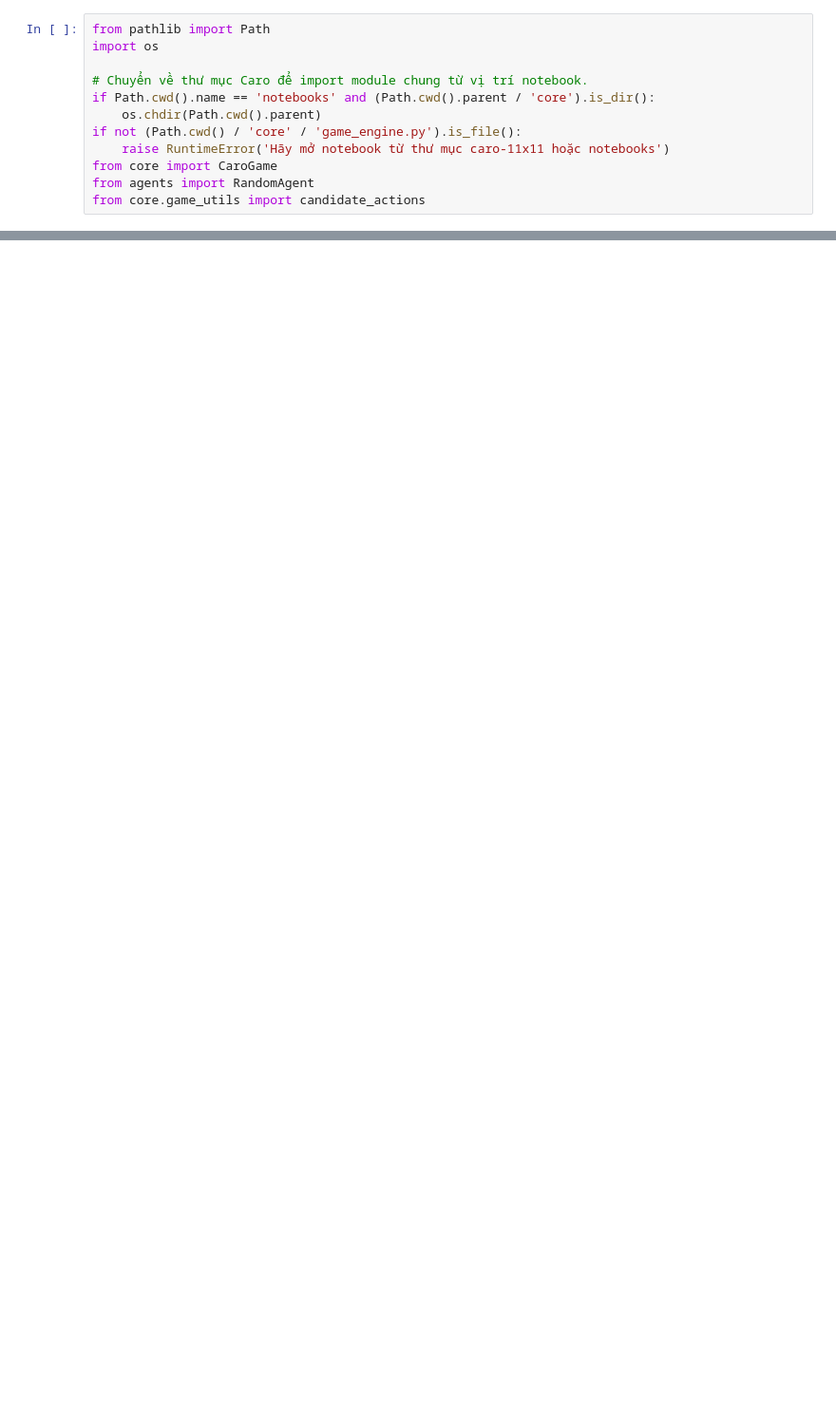
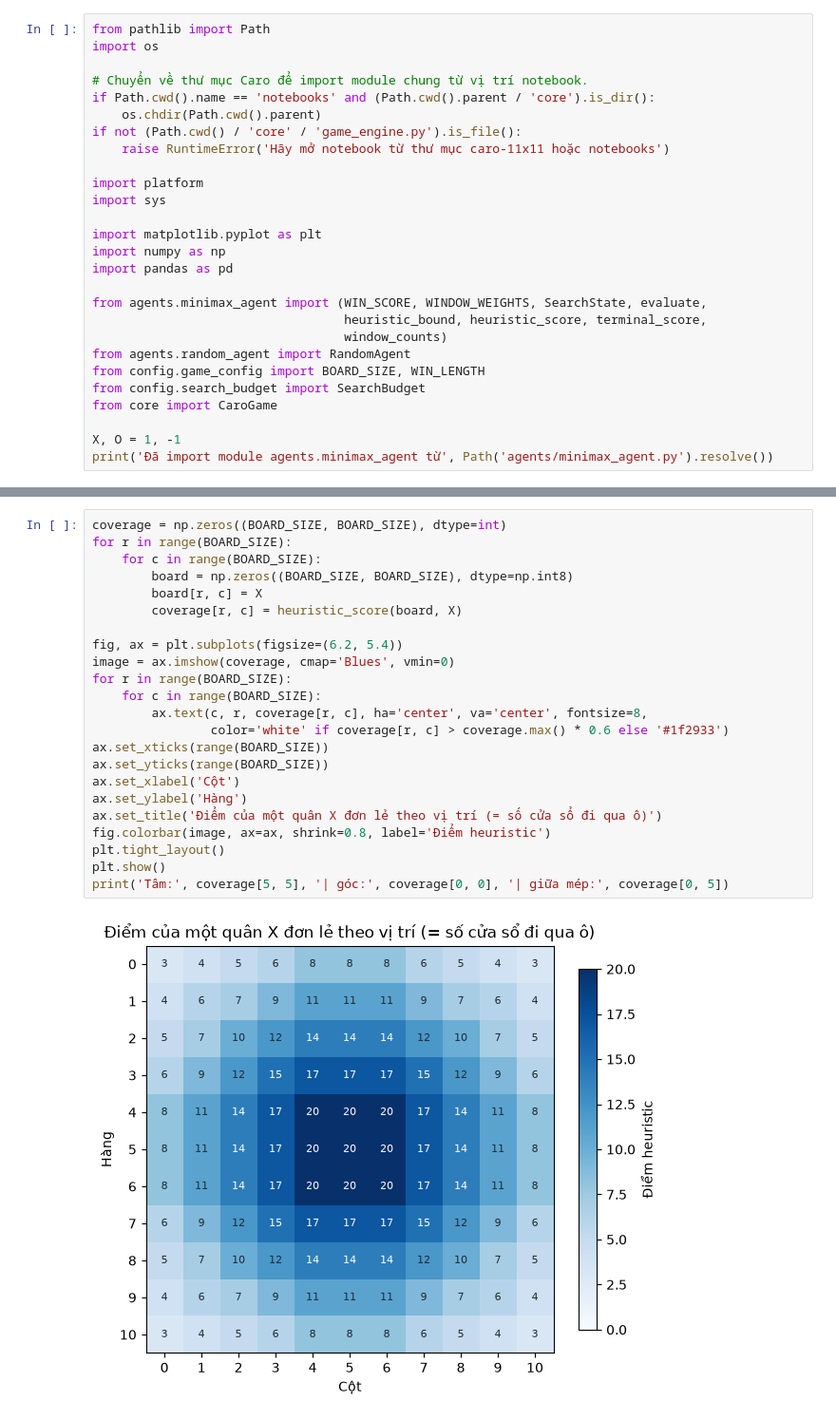
Before and after one commit to 10tothepowerof6/AdvancedAI-Repo, a Jupyter notebook: caro-11x11/notebooks/02_minimax.ipynb, the cells around one changed output, grey strips where cells are left out. Shown at 95% size. Saved outputs shown, nothing was run; the diff lists cells and outputs as text; blank space fills up the shorter version.

```diff
--- a/caro-11x11/notebooks/02_minimax.ipynb
+++ b/caro-11x11/notebooks/02_minimax.ipynb
@@ -10,6 +34,21 @@ if Path.cwd().name == 'notebooks' and (Path.cwd().parent / 'core').is_dir():
     os.chdir(Path.cwd().parent)
 if not (Path.cwd() / 'core' / 'game_engine.py').is_file():
     raise RuntimeError('Hãy mở notebook từ thư mục caro-11x11 hoặc notebooks')
+
+import platform
+import sys
+
+import matplotlib.pyplot as plt
+import numpy as np
+import pandas as pd
+
+from agents.minimax_agent import (WIN_SCORE, WINDOW_WEIGHTS, SearchState, evaluate,
+                                  heuristic_bound, heuristic_score, terminal_score,
+                                  window_counts)
+from agents.random_agent import RandomAgent
+from config.game_config import BOARD_SIZE, WIN_LENGTH
+from config.search_budget import SearchBudget
 from core import CaroGame
-from agents import RandomAgent
-from core.game_utils import candidate_actions
+
+X, O = 1, -1
+print('Đã import module agents.minimax_agent từ', Path('agents/minimax_agent.py').resolve())
@@ -30,0 +277,25 @@ _ = game.render()
+# %%
+coverage = np.zeros((BOARD_SIZE, BOARD_SIZE), dtype=int)
+for r in range(BOARD_SIZE):
+    for c in range(BOARD_SIZE):
+        board = np.zeros((BOARD_SIZE, BOARD_SIZE), dtype=np.int8)
+        board[r, c] = X
+        coverage[r, c] = heuristic_score(board, X)
+
+fig, ax = plt.subplots(figsize=(6.2, 5.4))
+image = ax.imshow(coverage, cmap='Blues', vmin=0)
+for r in range(BOARD_SIZE):
+    for c in range(BOARD_SIZE):
+        ax.text(c, r, coverage[r, c], ha='center', va='center', fontsize=8,
+                color='white' if coverage[r, c] > coverage.max() * 0.6 else '#1f2933')
+ax.set_xticks(range(BOARD_SIZE))
+ax.set_yticks(range(BOARD_SIZE))
+ax.set_xlabel('Cột')
+ax.set_ylabel('Hàng')
+ax.set_title('Điểm của một quân X đơn lẻ theo vị trí (= số cửa sổ đi qua ô)')
+fig.colorbar(image, ax=ax, shrink=0.8, label='Điểm heuristic')
+plt.tight_layout()
+plt.show()
+print('Tâm:', coverage[5, 5], '| góc:', coverage[0, 0], '| giữa mép:', coverage[0, 5])
+# %% [output]
+[figure, added]
```
Also changed, not shown: parts of 28 cells of this notebook.
